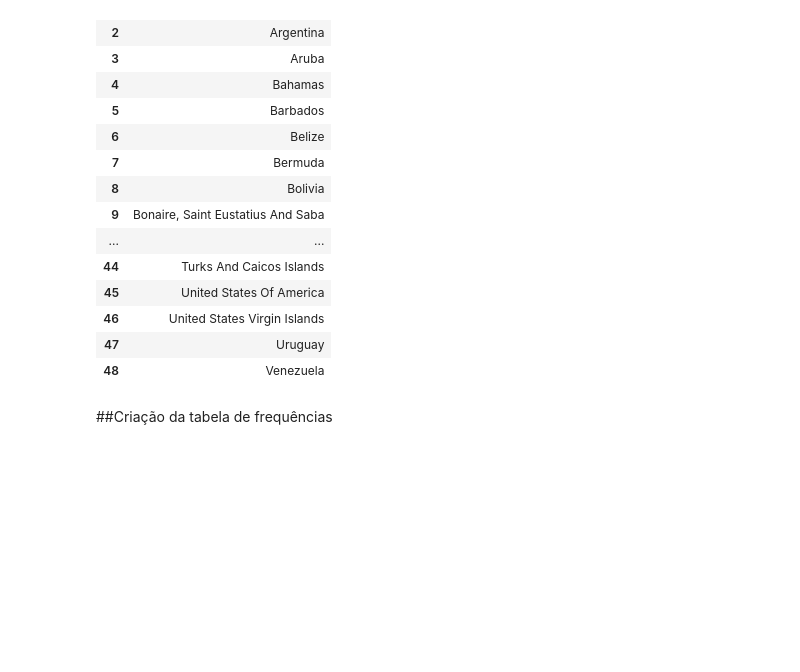
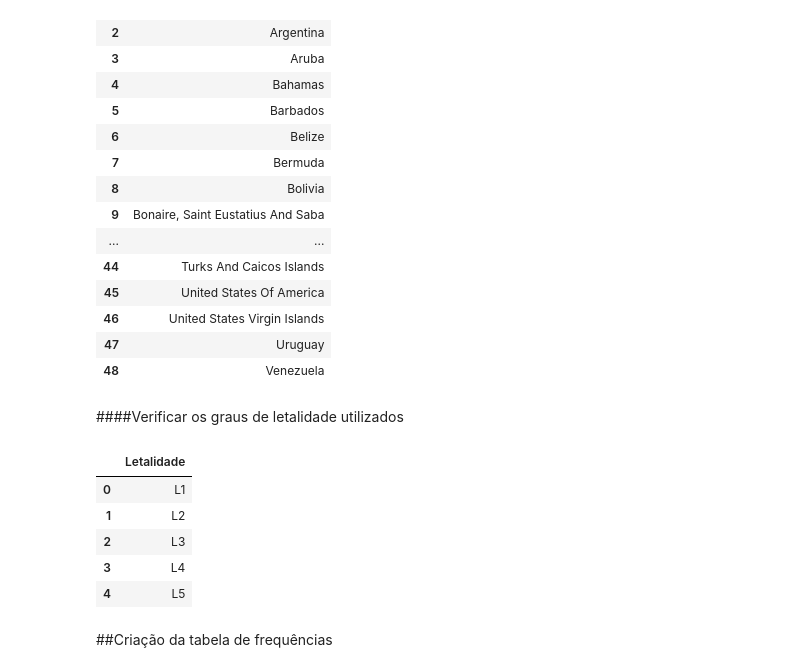
Before and after one commit to Marcus-V-Freitas/Analise_Correspondencia_Covid, a Jupyter notebook: Análise_de_Correspondência.ipynb, the cells around one changed output. Saved outputs shown, nothing was run; the diff lists cells and outputs as text; code cells hidden in the pictures; blank space fills up the shorter version.

```diff
--- a/Análise_de_Correspondência.ipynb
+++ b/Análise_de_Correspondência.ipynb
@@ -77,5 +82,16 @@ pd.DataFrame({'Países': df['country'].sort_values().unique()})
 | 46 | United States Virgin Islands |
 | 47 | Uruguay |
 | 48 | Venezuela |
+# %% [markdown]
+####Verificar os graus de letalidade utilizados
+# %%
+pd.DataFrame({'Letalidade': df['lethality_Q5'].sort_values().unique()})
+# %% [output]
+|  | Letalidade |
+| 0 | L1 |
+| 1 | L2 |
+| 2 | L3 |
+| 3 | L4 |
+| 4 | L5 |
 # %% [markdown]
 ##Criação da tabela de frequências
```
Also changed, not shown: parts of 38 cells of this notebook.
